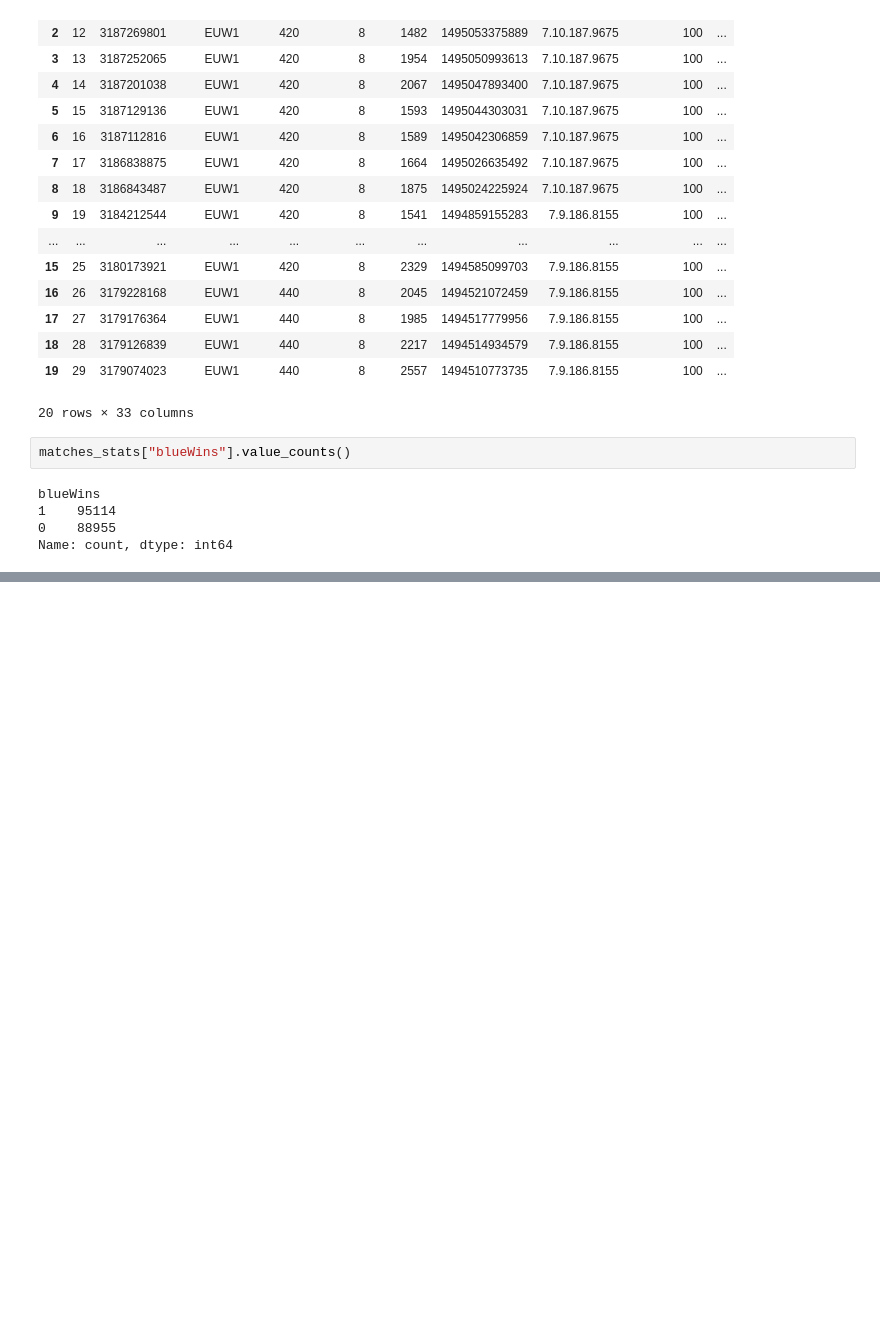
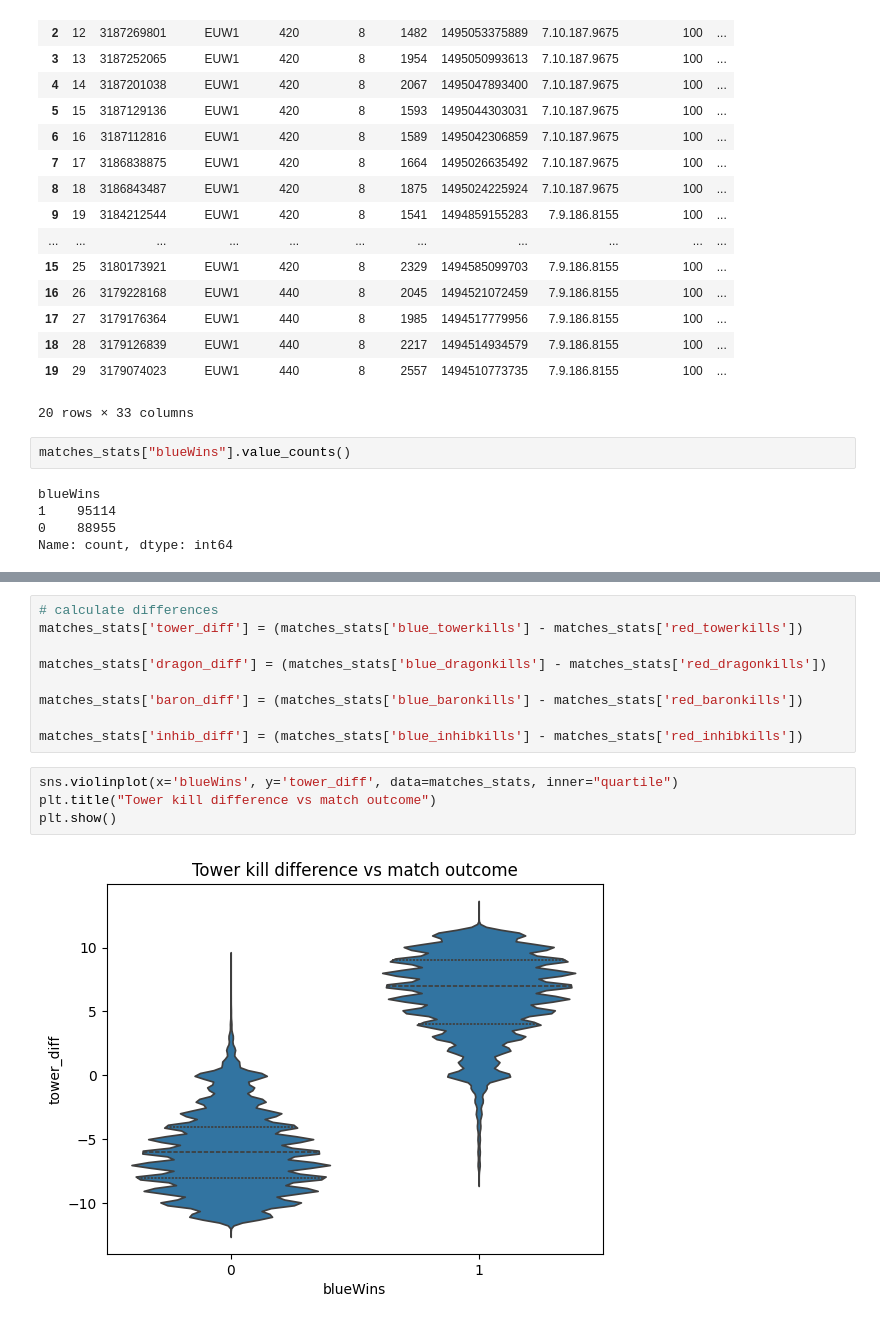
Before and after one commit to seiryuu9/ml-analysis-lol, a Jupyter notebook: notebooks/01_eda.ipynb, the cells around one changed output, grey strips where cells are left out. Cells and saved outputs as stored; diff of their text form; blank space fills up the shorter version.

```diff
--- a/notebooks/01_eda.ipynb
+++ b/notebooks/01_eda.ipynb
@@ -256,0 +297,15 @@ Name: count, dtype: int64
+# %%
+# calculate differences
+matches_stats['tower_diff'] = (matches_stats['blue_towerkills'] - matches_stats['red_towerkills'])
+
+matches_stats['dragon_diff'] = (matches_stats['blue_dragonkills'] - matches_stats['red_dragonkills'])
+
+matches_stats['baron_diff'] = (matches_stats['blue_baronkills'] - matches_stats['red_baronkills'])
+
+matches_stats['inhib_diff'] = (matches_stats['blue_inhibkills'] - matches_stats['red_inhibkills'])
+# %%
+sns.violinplot(x='blueWins', y='tower_diff', data=matches_stats, inner="quartile")
+plt.title("Tower kill difference vs match outcome")
+plt.show()
+# %% [output]
+[figure, added]
```
Also changed, not shown: parts of 19 cells of this notebook, 1 other file.
